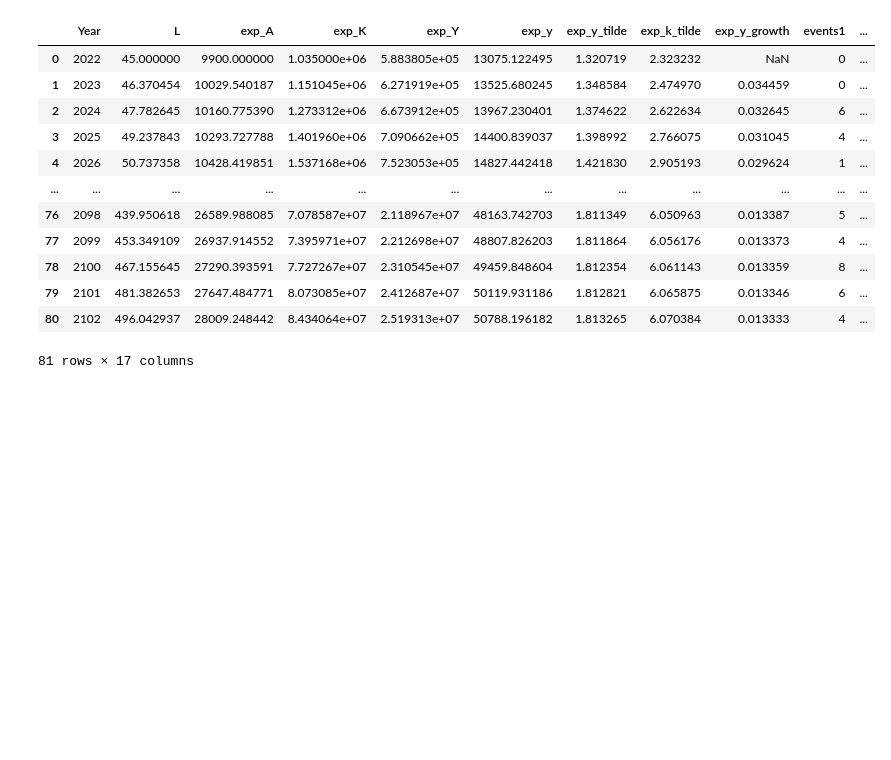
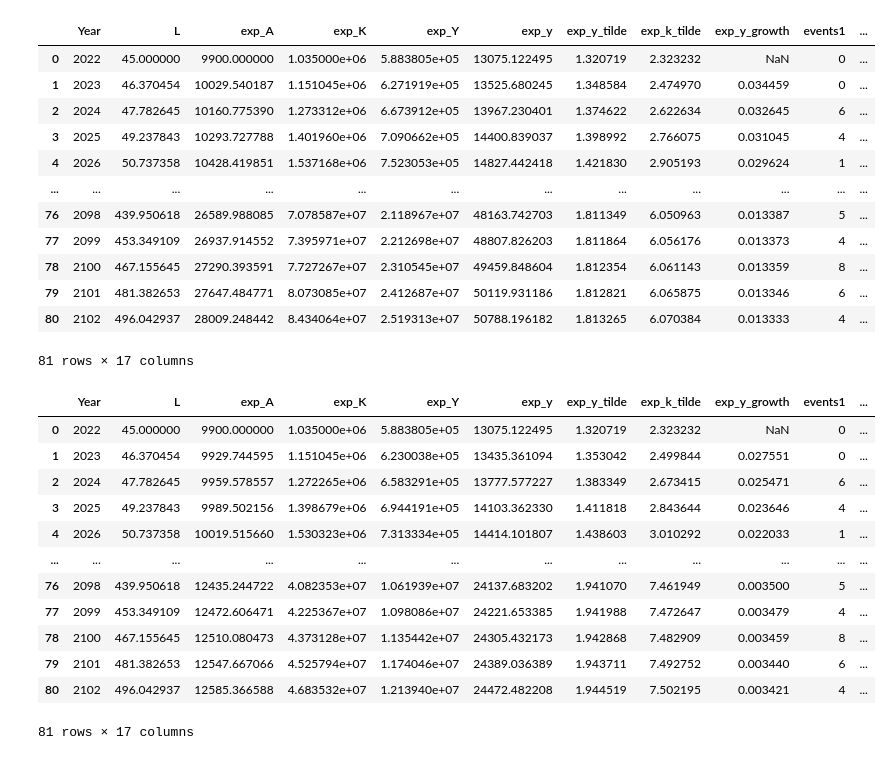
Before and after one commit to pszewi/Macro-4-Assignments, a Jupyter notebook: Assignment 1/EGI_2024_A1.ipynb, the cells around one changed output. Drawn from its saved outputs; the diff is of its cells as text; code cells hidden in the pictures; blank space fills up the shorter version.

Commit message:
finished scen 3
now only graphs in the comparison part are left to do

```diff
--- a/Assignment 1/EGI_2024_A1.ipynb
+++ b/Assignment 1/EGI_2024_A1.ipynb
@@ -204,0 +235,49 @@ scen_2
+# %%
+# scen 3 - realizations
+
+# merging the dataframes conditional no the events being already in the df (otherwise it merges every time this is run)
+if 'events1' in list(scen_3.columns) :
+    pass
+else:
+    scen_3 = scen_3.merge(rand_events,on='Year')
+
+
+# initialize empty list to store the A vals
+rand_A_list_2=[]
+
+# iterate over the index, create values of L
+for i, row in scen_3.iterrows():
+    if i == 0:
+        rand_A_list_2.append(A_0)
+    else:
+        rand_A_list_2.append(rand_A_list_2[i-1] * np.exp(g-(theta_A_2*row['events1'])))
+
+# adding the col
+scen_3['rand_A'] = rand_A_list_2
+
+# running the function:
+capital_accum(scen_3,'rand_A')
+
+# again renaming
+scen_3 = scen_3.rename(columns={'K':'rand_K','Y':'rand_Y'})
+
+# making the columns
+cols_of_interest(scen_3,'rand_A','rand_Y','rand_K','rand_y','rand_y_tilde','rand_k_tilde')
+
+# growth rate
+growth_rate(scen_3,'rand_y','rand_y_growth')
+scen_3
+# %% [output]
+|  | Year | L | exp_A | exp_K | exp_Y | exp_y | exp_y_tilde | exp_k_tilde | exp_y_growth | events1 | ... |
+| 0 | 2022 | 45.000000 | 9900.000000 | 1.035000e+06 | 5.883805e+05 | 13075.122495 | 1.320719 | 2.323232 | NaN | 0 | ... |
+| 1 | 2023 | 46.370454 | 9929.744595 | 1.151045e+06 | 6.230038e+05 | 13435.361094 | 1.353042 | 2.499844 | 0.027551 | 0 | ... |
+| 2 | 2024 | 47.782645 | 9959.578557 | 1.272265e+06 | 6.583291e+05 | 13777.577227 | 1.383349 | 2.673415 | 0.025471 | 6 | ... |
+| 3 | 2025 | 49.237843 | 9989.502156 | 1.398679e+06 | 6.944191e+05 | 14103.362330 | 1.411818 | 2.843644 | 0.023646 | 4 | ... |
+| 4 | 2026 | 50.737358 | 10019.515660 | 1.530323e+06 | 7.313334e+05 | 14414.101807 | 1.438603 | 3.010292 | 0.022033 | 1 | ... |
+| ... | ... | ... | ... | ... | ... | ... | ... | ... | ... | ... | ... |
+| 76 | 2098 | 439.950618 | 12435.244722 | 4.082353e+07 | 1.061939e+07 | 24137.683202 | 1.941070 | 7.461949 | 0.003500 | 5 | ... |
+| 77 | 2099 | 453.349109 | 12472.606471 | 4.225367e+07 | 1.098086e+07 | 24221.653385 | 1.941988 | 7.472647 | 0.003479 | 4 | ... |
+| 78 | 2100 | 467.155645 | 12510.080473 | 4.373128e+07 | 1.135442e+07 | 24305.432173 | 1.942868 | 7.482909 | 0.003459 | 8 | ... |
+| 79 | 2101 | 481.382653 | 12547.667066 | 4.525794e+07 | 1.174046e+07 | 24389.036389 | 1.943711 | 7.492752 | 0.003440 | 6 | ... |
+| 80 | 2102 | 496.042937 | 12585.366588 | 4.683532e+07 | 1.213940e+07 | 24472.482208 | 1.944519 | 7.502195 | 0.003421 | 4 | ... |
+81 rows × 17 columns
```
Also changed, not shown: parts of 2 cells of this notebook.
